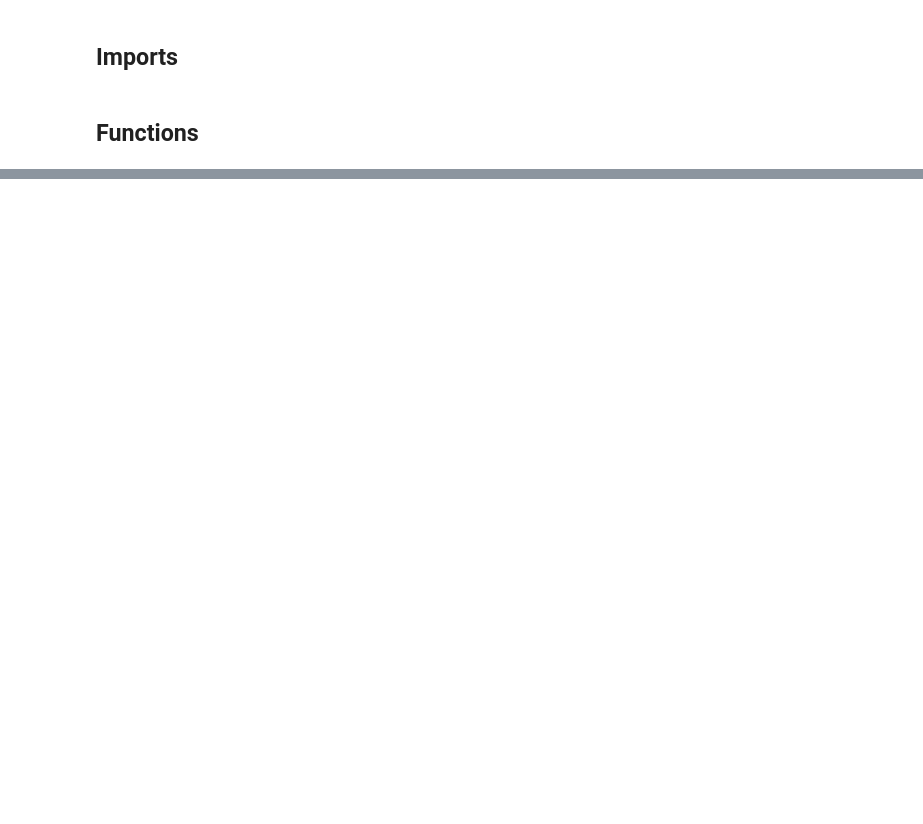
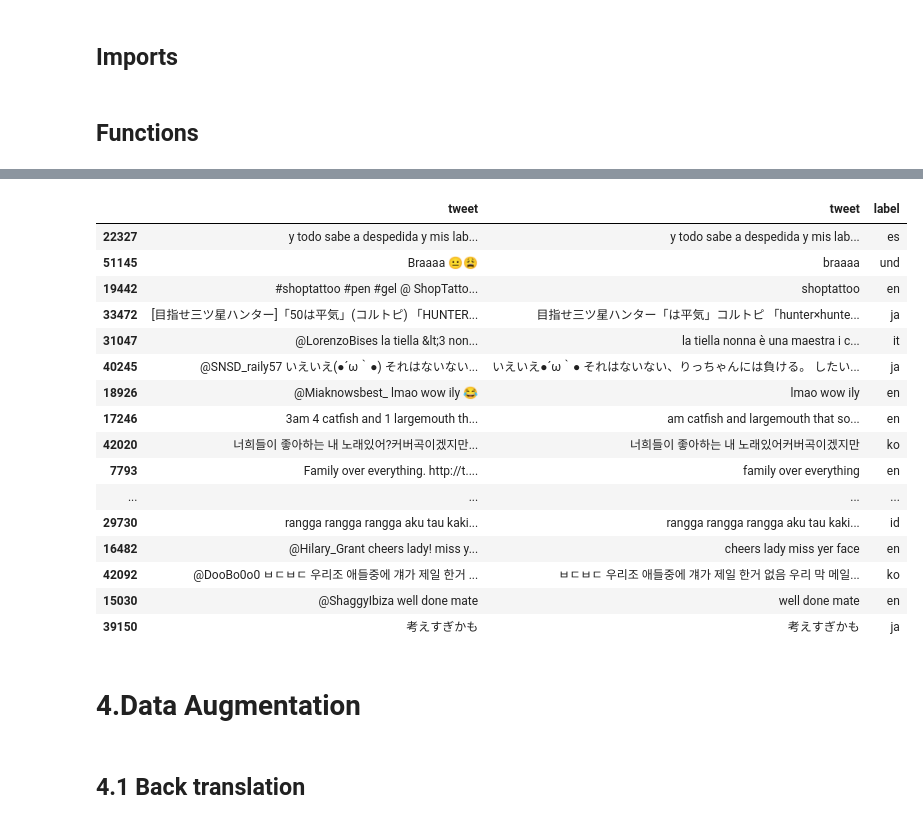
Before and after one commit to jan-kreischer/UZH_ML4NLP, a Jupyter notebook: Project-01/index_jan.ipynb, the cells around one changed output, grey strips where cells are left out. Cells and saved outputs as stored; diff of their text form; code cells hidden in the pictures; blank space fills up the shorter version.

```diff
--- a/Project-01/index_jan.ipynb
+++ b/Project-01/index_jan.ipynb
@@ -108,0 +188,25 @@ Part
+# %%
+train_data_comparison = pd.concat([train_data.drop(['label'], axis=1), train_clean], axis=1)
+train_data_comparison.sample(20, axis=0)
+# %% [output]
+|  | tweet | tweet | label |
+| 22327 | y todo sabe a despedida y mis lab... | y todo sabe a despedida y mis lab... | es |
+| 51145 | Braaaa 😐😩 | braaaa | und |
+| 19442 | #shoptattoo #pen #gel @ ShopTatto... | shoptattoo | en |
+| 33472 | [目指せ三ツ星ハンター]「50は平気」(コルトピ) 「HUNTER... | 目指せ三ツ星ハンター「は平気」コルトピ 「hunter×hunte... | ja |
+| 31047 | @LorenzoBises la tiella &lt;3 non... | la tiella nonna è una maestra i c... | it |
+| 40245 | @SNSD_raily57 いえいえ(●´ω｀●) それはないない... | いえいえ●´ω｀● それはないない、りっちゃんには負ける。 したい... | ja |
+| 18926 | @Miaknowsbest_ lmao wow ily 😂 | lmao wow ily | en |
+| 17246 | 3am 4 catfish and 1 largemouth th... | am catfish and largemouth that so... | en |
+| 42020 | 너희들이 좋아하는 내 노래있어?커버곡이겠지만... | 너희들이 좋아하는 내 노래있어커버곡이겠지만 | ko |
+| 7793 | Family over everything. http://t.... | family over everything | en |
+| ... | ... | ... | ... |
+| 29730 | rangga rangga rangga aku tau kaki... | rangga rangga rangga aku tau kaki... | id |
+| 16482 | @Hilary_Grant cheers lady! miss y... | cheers lady miss yer face | en |
+| 42092 | @DooBo0o0 ㅂㄷㅂㄷ 우리조 애들중에 걔가 제일 한거 ... | ㅂㄷㅂㄷ 우리조 애들중에 걔가 제일 한거 없음 우리 막 메일... | ko |
+| 15030 | @ShaggyIbiza well done mate | well done mate | en |
+| 39150 | 考えすぎかも | 考えすぎかも | ja |
+# %% [markdown]
+# 4.Data Augmentation
+# %% [markdown]
+## 4.1 Back translation
```
Also changed, not shown: parts of 37 cells of this notebook.
